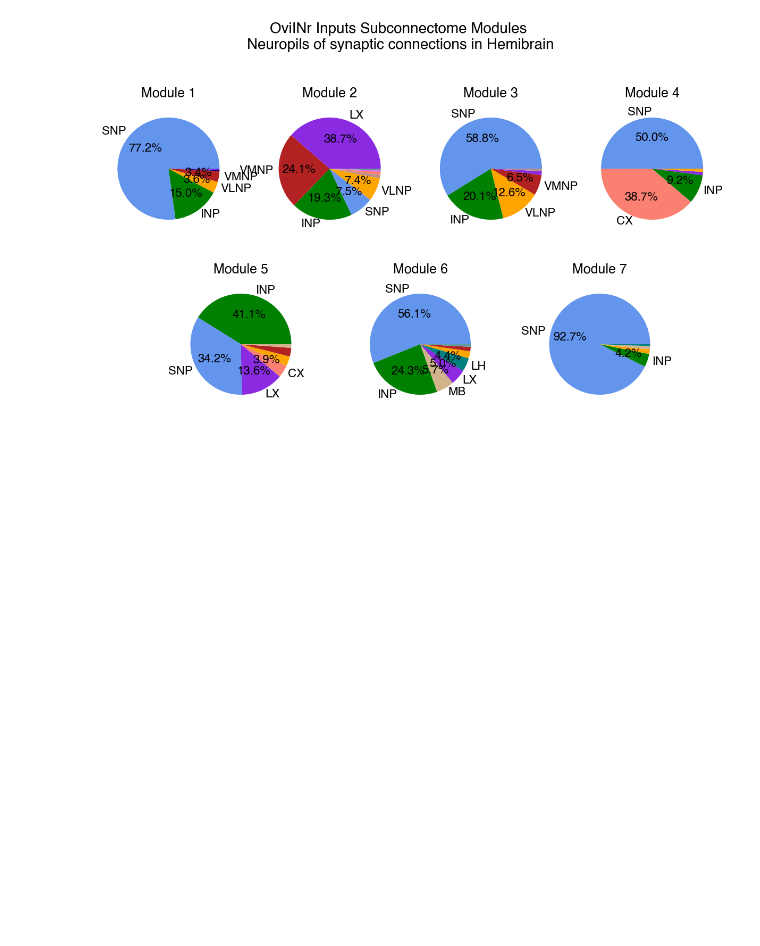
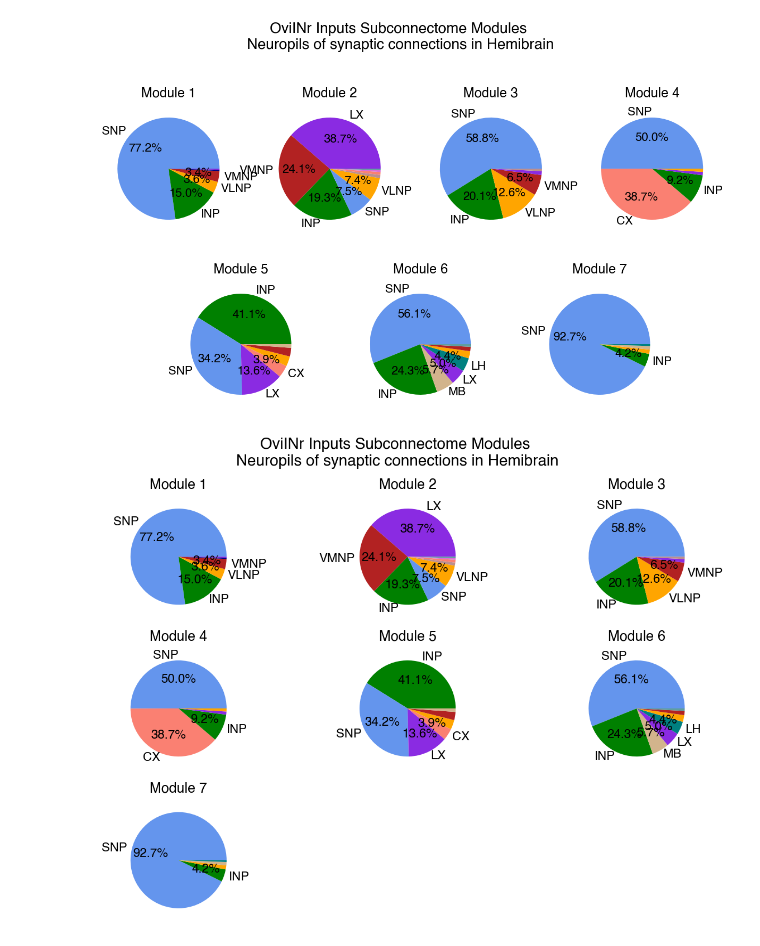
Before and after one commit to Gutierrez-lab/oviIN-inputs, a Jupyter notebook: piechart.ipynb, the cells around one changed output. Cells and saved outputs as stored; diff of their text form; code cells hidden in the pictures; blank space fills up the shorter version.

```diff
--- a/piechart.ipynb
+++ b/piechart.ipynb
@@ -211,3 +213,13 @@ _, roi_info_in_p = fetch_adjacencies(None, NC(bodyId=ids))
+# %%
+# option to remove both oviINs from the inputs to the presynaptic neurons
+# body IDs of oviINs from Neuprint
+oviINr_bodyID = 423101189
+oviINl_bodyID = 485934965
+# remove oviINr and oviINl from the presynaptic neurons
+roi_info_p = roi_info_p[roi_info_p['bodyId_post'] != oviINr_bodyID]
+roi_info_p = roi_info_p[roi_info_p['bodyId_post'] != oviINl_bodyID]
+roi_info_in_p = roi_info_in_p[roi_info_in_p['bodyId_pre'] != oviINr_bodyID]
+roi_info_in_p = roi_info_in_p[roi_info_in_p['bodyId_pre'] != oviINl_bodyID]
 # %%
 # Combine input and output roi info
 roi_out = roi_info_p[['bodyId_pre', 'roi', 'weight']]
@@ -345,5 +358,63 @@ if (len(clusters) % 2):
     ax[1, 2].set_position([0.55, 0.25, 0.4, 0.25])
 # %% [output]
 [figure]
+# %%
+# Set color maps
+color_dict = roi_df.set_index('Super')['Color'].dropna().to_dict()
+
+# set label-threshold
+label_threshold = 3.35
+super_title = 'OviINr Inputs Subconnectome Modules \nNeuropils of synaptic connections in Hemibrain'
+
+# Determine the number of rows and columns for subplots
+num_clusters = len(clusters)
+num_cols = 3
+num_rows = (num_clusters + num_cols - 1) // num_cols
+
+# Plot
+fig, ax = plt.subplots(num_rows, num_cols, figsize=(15, 10))
+plt.suptitle(super_title, fontsize=20)
+for i in clusters:
+        # adds up the fraction of synapses in each roi for each module.
+        # I'd prefer for it to do the mean of the fraction of synapses in each roi for each module but we don't have zero entries, so it would be skewed if we simply did mean instead of sum.
+        # This is fine though. It's better than just adding up all the synapses everywhere. At least this scales the synapse counts by the total number of synapses made by the bodyId.
+        roi_grouped = in_r_p[in_r_p['0.0'] == i].groupby('roi', as_index=False).agg({'fraction': 'sum'})
+
+        # Assign preferred roi level (SUPER)
+        roi_grouped['super'] = roi_grouped['roi'].map(roi_super_dict).fillna(roi_grouped['roi'])
+        roi_grouped = roi_grouped.drop(columns=['roi'])
+
+        # Add up total weight for the super roi
+        roi_grouped = roi_grouped.groupby('super', as_index=False).agg({'fraction':'sum'})
+        roi_total = roi_grouped[roi_grouped['fraction'] > 1].sort_values(by='fraction', ascending=False)
+
+        # Assign color
+        roi_total['color'] = roi_total['super'].map(color_dict).fillna('black')
+
+        # Filter roi_total by weight_threshold and sort by total in descending order (might not need to do this but just in case)
+        data = roi_total[roi_total['fraction'] > weight_threshold].sort_values(by='fraction', ascending=False)
+        #print(data)
+        # plot pie chart by value counts without none
+        w, text, at = ax[int((i-1)/num_cols), (i-1)%num_cols].pie(data['fraction'], labels = data['super'], colors = data['color'], autopct='%.1f%%',textprops={'fontsize': 16},radius=0.95, startangle=0)
+        for t, x in enumerate(at):
+            # Convert third part of x from string to float
+            z = float(x.get_text().split()[0][:-1])
+            if z <= label_threshold:
+                    text[t].set_text('')
+                    at[t].set_text('')
+        ax[int((i-1)/num_cols), (i-1)%num_cols].set_title('Module ' + str(i), fontsize=18)
+        #ax[int((i-1)/num_cols), (i-1)%num_cols].set_title(plot_labels[i-1], fontweight='bold', loc='left', fontsize=16)
+
+# Adjust subplot dimensions if the number of clusters is not a multiple of num_cols
+if (num_clusters % num_cols):
+    for j in range(num_clusters, num_rows * num_cols):
+        fig.delaxes(ax[int(j/num_cols), j % num_cols])
+
+# move bottom 3 axes to the middle if num_clusters is not divisible by num_cols
+    #ax[num_rows-1, 0].set_position([0.3, 0.05, 0.25, 0.25])
+    #ax[num_rows-1, 1].set_position([0.3, 0.25, 0.25, 0.25])
+    #ax[num_rows-1, 2].set_position([0.55, 0.25, 0.25, 0.25])
+# %% [output]
+[figure, added]
 # %%
 fig.savefig("figures/portionality_HB_conns_pie.svg", format="svg")
```
Also changed, not shown: parts of 2 cells of this notebook, 1 other file.
